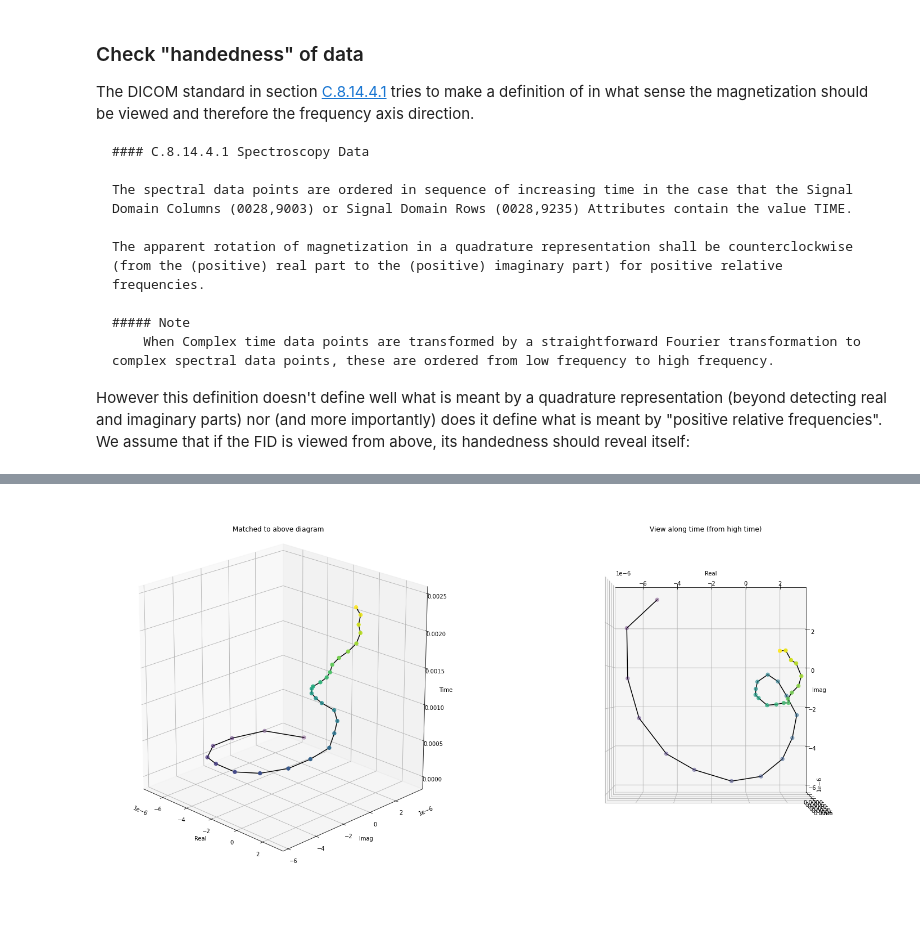
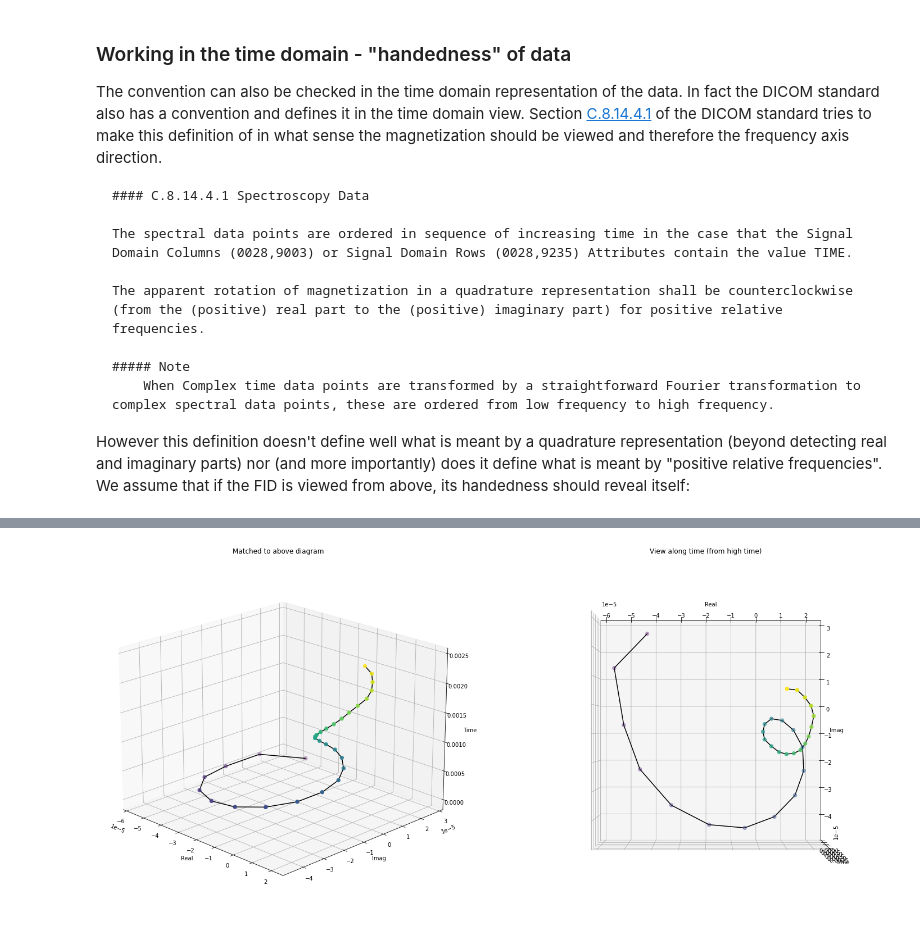
Before and after one commit to wtclarke/mrs_nifti_standard, a Jupyter notebook: data_conventions.ipynb, the cells around one changed output, grey strips where cells are left out. Drawn from its saved outputs; the diff is of its cells as text; code cells hidden in the pictures.

Commit message:
Updates and more clarification to conventions notebook.

```diff
--- a/data_conventions.ipynb
+++ b/data_conventions.ipynb
@@ -45 +134,19 @@ This data is a 7T SVS 1H-MRS acquisition and was collected with the spectrometer
+# %%
+supressed_file = Path('convention_data/7t_svs.dat')
+suppressed_raw = mapVBVD(supressed_file,quiet=True)
+suppressed_raw.image.removeOS=False
+siemens_7tdata = suppressed_raw.image.unsorted()
+siemens_7tdata.shape
+# Apply basic processing (averaging and SVD coil combination)
+siemens_7tdata = np.mean(siemens_7tdata,axis=-1)
+u,s,v = np.linalg.svd(siemens_7tdata,full_matrices=False)
+siemens_7tdata = u[:,0]*s[0]
+
+# Siemens twix data appears to need a conjugate to achieve the right convention
+siemens_7tdata = siemens_7tdata.conj()
+
+# Extract some header value for use further down
+dwelltime = suppressed_raw['hdr']['MeasYaps'][('sRXSPEC','alDwellTime','0')]/1E9
+transmitter_frequency_mhz = suppressed_raw['hdr']['MeasYaps'][('sTXSPEC', 'asNucleusInfo', '0', 'lFrequency')]/1E6
+spectral_width_hz = 1/(suppressed_raw['hdr']['MeasYaps'][('sRXSPEC','alDwellTime','0')]/1E9)
 # %%
@@ -86,7 +184,7 @@ plt.show()
 # %% [markdown]
-### Check "handedness" of data
+### Working in the time domain - "handedness" of data
 
-The DICOM standard in section [C.8.14.4.1](http://dicom.nema.org/medical/dicom/current/output/chtml/part03/sect_C.8.14.4.html) tries to make a definition of in what sense the magnetization should be viewed and therefore the frequency axis direction.
+The convention can also be checked in the time domain representation of the data. In fact the DICOM standard also has a convention and defines it in the time domain view. Section [C.8.14.4.1](http://dicom.nema.org/medical/dicom/current/output/chtml/part03/sect_C.8.14.4.html) of the DICOM standard tries to make this definition of in what sense the magnetization should be viewed and therefore the frequency axis direction.
 
     #### C.8.14.4.1 Spectroscopy Data
 
@@ -105,28 +203,28 @@ Define a right-handed coordinate frame (right pannel):
 Define the x-axis to be the real component, y the imaginary component and z as time.
 Display as the figure above and looking down the time axis.
 # %%
-time_axis = dwelltime*np.arange(0,test_FID.size)
+time_axis = dwelltime*np.arange(0,siemens_7tdata.size)
 fig = plt.figure(figsize=(25,12.5))
 ax = fig.add_subplot(1,2,1, projection='3d')
-ax.plot3D(np.real(test_FID[:30]),np.imag(test_FID[:30]),time_axis[:30],'k')
-ax.scatter3D(np.real(test_FID[:30]),np.imag(test_FID[:30]),time_axis[:30], c=time_axis[:30],s=40);
+ax.plot3D(np.real(siemens_7tdata[:30]),np.imag(siemens_7tdata[:30]),time_axis[:30],'k')
+ax.scatter3D(np.real(siemens_7tdata[:30]),np.imag(siemens_7tdata[:30]),time_axis[:30], c=time_axis[:30],s=40);
 ax.view_init(20, -45)
 ax.set_zlabel('Time')
 ax.set_xlabel('Real')
 ax.set_ylabel('Imag')
 ax.set_title('Matched to above diagram')
 
 ax = fig.add_subplot(1,2,2, projection='3d')
-ax.plot3D(np.real(test_FID[:30]),np.imag(test_FID[:30]),time_axis[:30],'k')
-ax.scatter3D(np.real(test_FID[:30]),np.imag(test_FID[:30]),time_axis[:30], c=time_axis[:30],s=40);
+ax.plot3D(np.real(siemens_7tdata[:30]),np.imag(siemens_7tdata[:30]),time_axis[:30],'k')
+ax.scatter3D(np.real(siemens_7tdata[:30]),np.imag(siemens_7tdata[:30]),time_axis[:30], c=time_axis[:30],s=40);
 ax.view_init(90, -90)
 ax.set_zlabel('Time')
 ax.set_xlabel('Real')
 ax.set_ylabel('Imag')
 ax.set_title('View along time (from high time)')
 plt.show()
 # %% [output]
-[figure, old version]
+[figure, new version]
 # %% [markdown]
 From these plots we can see that for nuclei with a positive gyromagnetic ratio $(\gamma>0)$ positive frequencies (on the absolute scale, equivalent to lower chemical shifts) are counter-clockwise (positive).
 ![image.png](https://upload.wikimedia.org/wikipedia/commons/thumb/3/34/Right-hand_grip_rule.svg/220px-Right-hand_grip_rule.svg.png)
```
Also changed, not shown: parts of 19 cells of this notebook.
